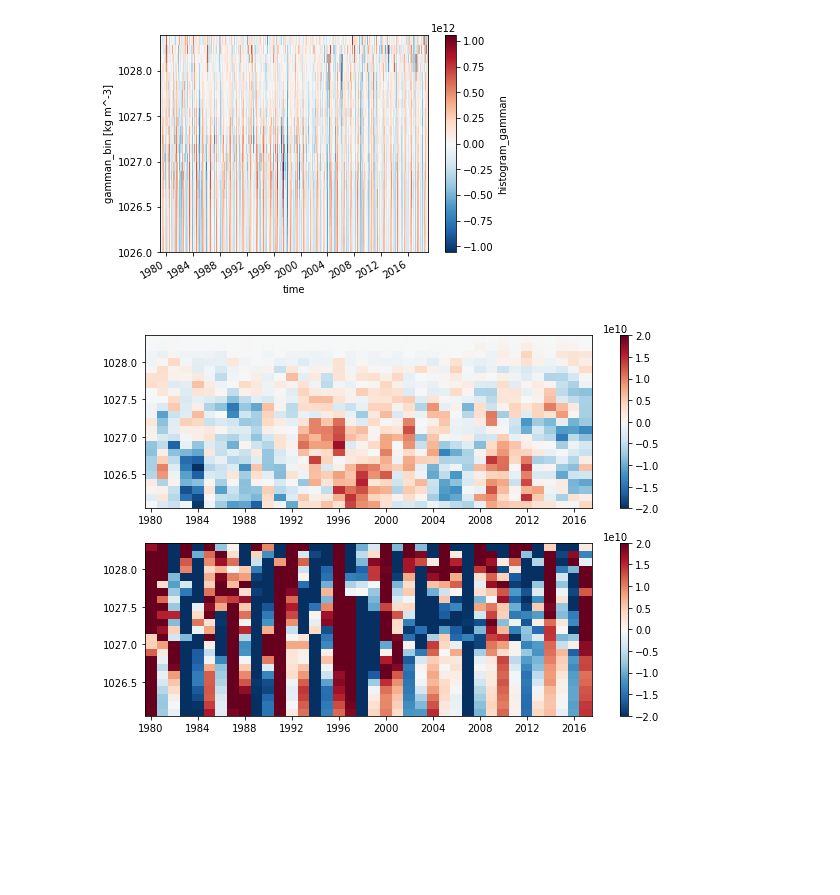
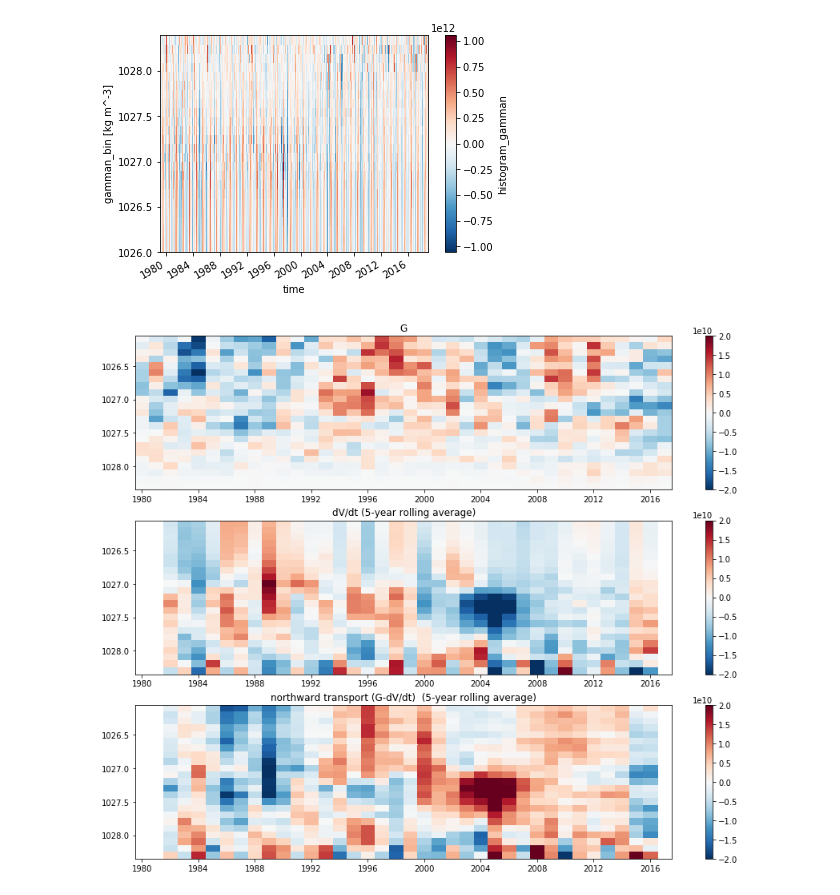
Before and after one commit to gmacgilchrist/so_decadal_variability, a Jupyter notebook: so_decadal-variability.ipynb, the cells around one changed output. Drawn from its saved outputs; the diff is of its cells as text; code cells hidden in the pictures; blank space fills up the shorter version.

```diff
--- a/so_decadal-variability.ipynb
+++ b/so_decadal-variability.ipynb
@@ -201,11 +201,36 @@ Gint = G.interp(time=timenew).assign_coords(time=timenew)
 # %%
 # Compare annual anomalies in G and dVdt
 Gint_annualanom = calc_annualanom(Gint)
 dVdt_annualanom = calc_annualanom(dVdt)
-fig,ax = plt.subplots(figsize=(10,7),nrows=2)
-im = ax[0].pcolormesh(Gint_annualanom.time,Gint_annualanom.gamman_bin,Gint_annualanom.transpose(),cmap='RdBu_r',vmin=-20E9,vmax=20E9)
+overturning = Gint_annualanom - dVdt_annualanom
+
+fig,ax = plt.subplots(figsize=(15,12),nrows=3)
+
+im = ax[0].pcolormesh(
+    Gint_annualanom.time,
+    Gint_annualanom.gamman_bin,
+    Gint_annualanom.transpose(),
+    cmap='RdBu_r',vmin=-20E9,vmax=20E9)
+ax[0].set_title('G')
+ax[0].invert_yaxis()
 plt.colorbar(im,ax=ax[0]);
-im = ax[1].pcolormesh(dVdt_annualanom.time,dVdt_annualanom.gamman_bin,dVdt_annualanom,cmap='RdBu_r',vmin=-20E9,vmax=20E9)
+
+im = ax[1].pcolormesh(
+    dVdt_annualanom.time,
+    dVdt_annualanom.gamman_bin,
+    dVdt_annualanom.rolling(time=5,center=True).mean(),
+    cmap='RdBu_r',vmin=-20E9,vmax=20E9)
+ax[1].set_title('dV/dt (5-year rolling average)')
+ax[1].invert_yaxis()
 plt.colorbar(im,ax=ax[1]);
+
+im = ax[2].pcolormesh(
+    dVdt_annualanom.time,
+    dVdt_annualanom.gamman_bin,
+    overturning.rolling(time=5,center=True).mean().transpose(),
+    cmap='RdBu_r',vmin=-20E9,vmax=20E9)
+ax[2].set_title('northward transport (G-dV/dt)  (5-year rolling average)')
+ax[2].invert_yaxis()
+plt.colorbar(im,ax=ax[2]);
 # %% [output]
-[figure, old version]
+[figure, new version]
```
